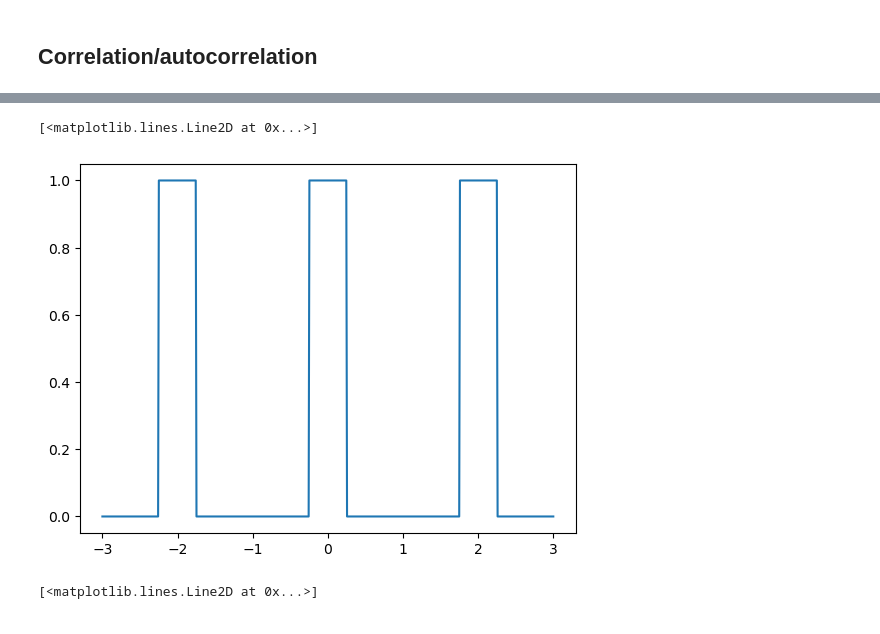
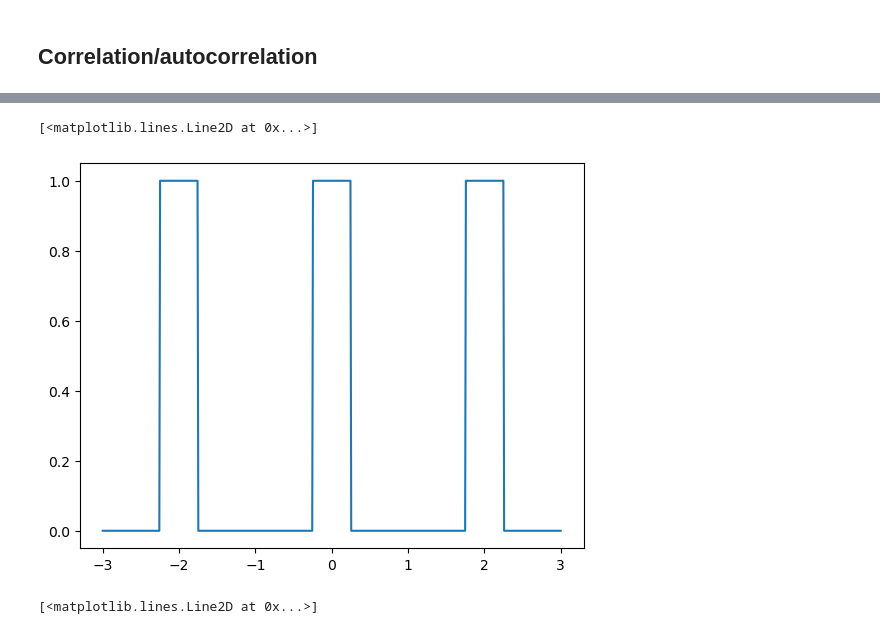
Before and after one commit to zyjux/harmonic_gw, a Jupyter notebook: figure_generation.ipynb, the cells around one changed output, grey strips where cells are left out. Drawn from its saved outputs; the diff is of its cells as text; code cells hidden in the pictures.

```diff
--- a/figure_generation.ipynb
+++ b/figure_generation.ipynb
@@ -29,5 +8,14 @@ for i in range(3):
+# %%
+def sig(x):
+    return np.where(
+        (((x > -2.25) & (x < -1.75)) |
+        ((x > -.25) & (x < .25)) |
+        ((x > 1.75) & (x < 2.25))),
+        1., 0
+    )
 # %%
-plt.plot(x, signal2)
+F, ax = plt.subplots(1, 1, figsize=(6.5, 5))
+ax.plot(x, sig(x))
 # %% [output]
 [<matplotlib.lines.Line2D at 0x...>]
-[figure, old version]
+[figure, new version]
```
Also changed, not shown: parts of 33 cells of this notebook.
